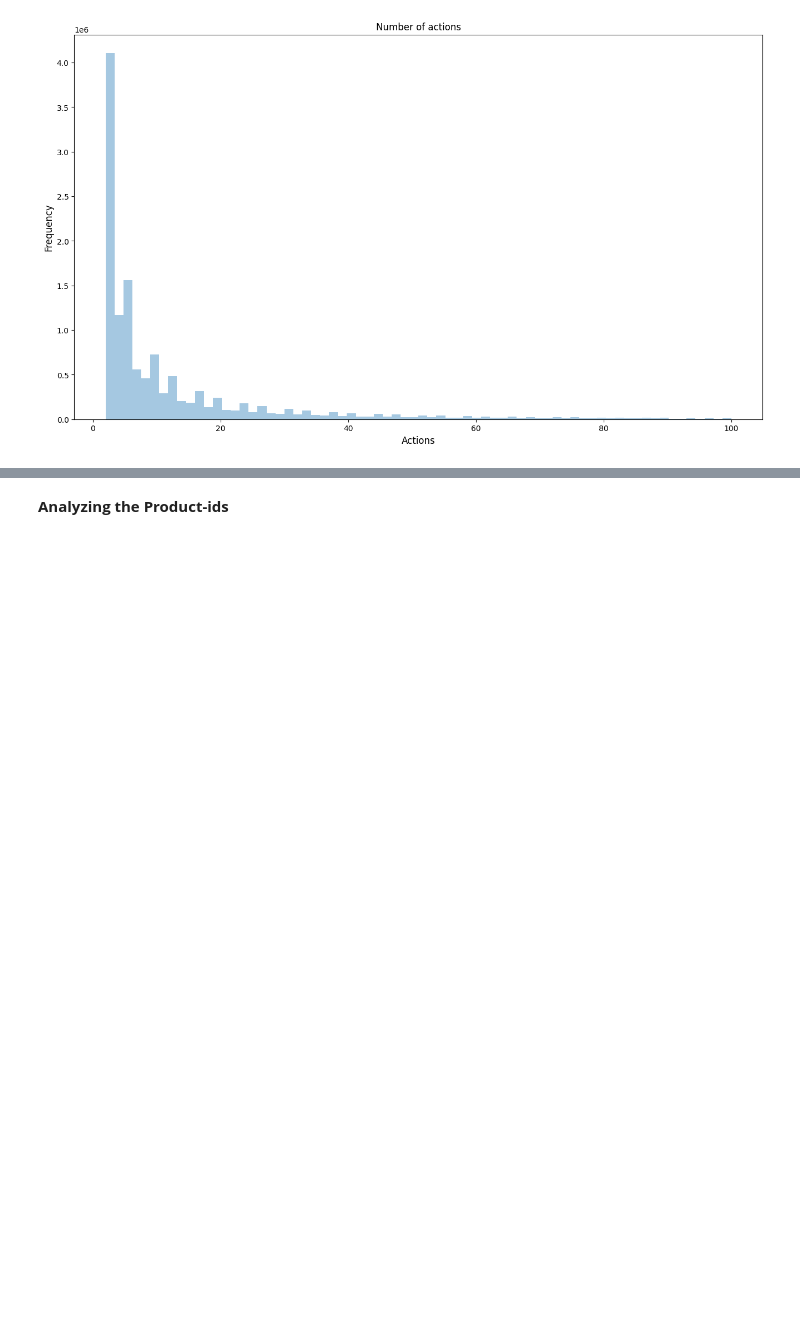
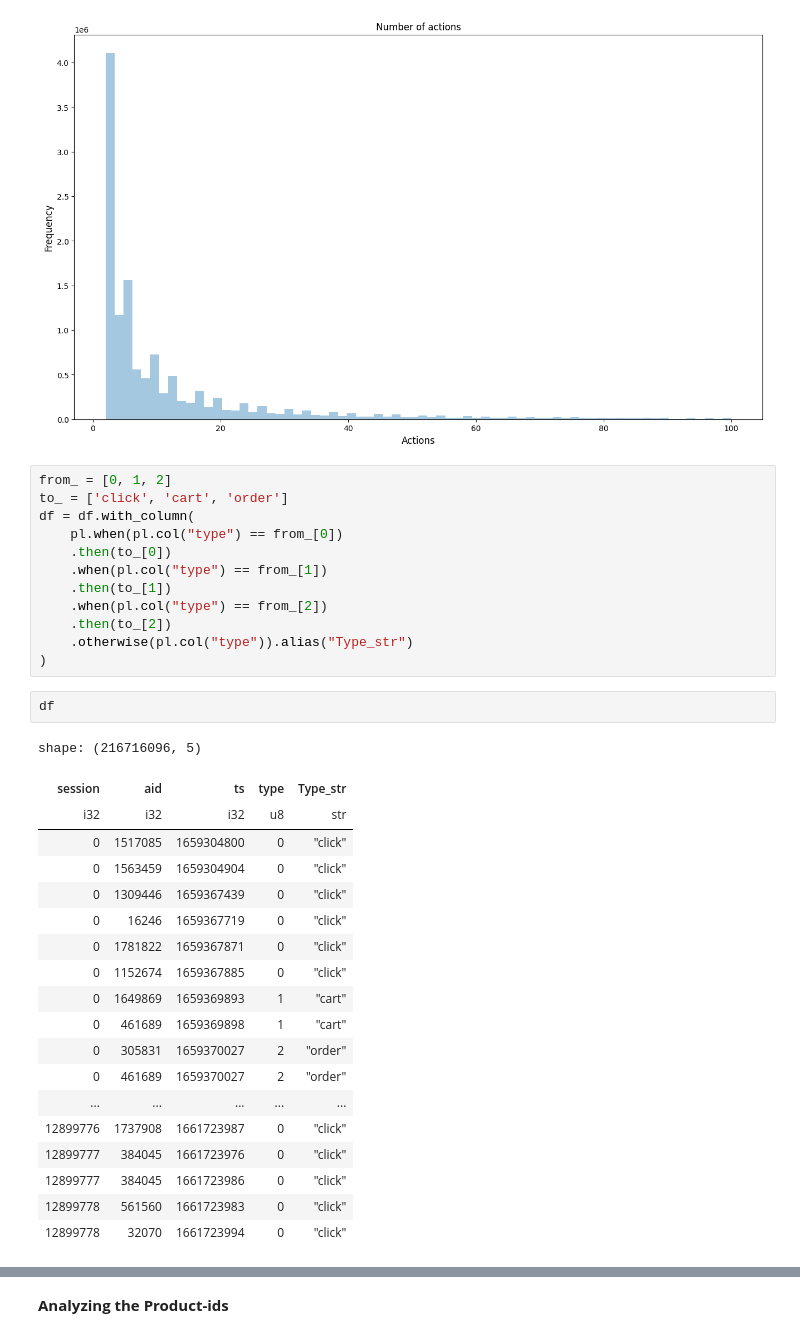
Before and after one commit to ReebalSami/Capstone-OTTO-Multi-Objective-Recommender-System, a Jupyter notebook: notebooks/EDA_1_parquet_read.ipynb, the cells around one changed output, grey strips where cells are left out. Saved outputs shown, nothing was run; the diff lists cells and outputs as text; blank space fills up the shorter version.

```diff
--- a/notebooks/EDA_1_parquet_read.ipynb
+++ b/notebooks/EDA_1_parquet_read.ipynb
@@ -266,3 +297,37 @@ ax.set_xlabel('Actions', fontsize=12)
 plt.show()
 # %% [output]
 [figure]
+# %%
+from_ = [0, 1, 2]
+to_ = ['click', 'cart', 'order']
+df = df.with_column(
+    pl.when(pl.col("type") == from_[0])
+    .then(to_[0])
+    .when(pl.col("type") == from_[1])
+    .then(to_[1])
+    .when(pl.col("type") == from_[2])
+    .then(to_[2])
+    .otherwise(pl.col("type")).alias("Type_str")
+)
+# %%
+df
+# %% [output]
+shape: (216716096, 5)
+| session | aid | ts | type | Type_str |
+| i32 | i32 | i32 | u8 | str |
+| 0 | 1517085 | 1659304800 | 0 | "click" |
+| 0 | 1563459 | 1659304904 | 0 | "click" |
+| 0 | 1309446 | 1659367439 | 0 | "click" |
+| 0 | 16246 | 1659367719 | 0 | "click" |
+| 0 | 1781822 | 1659367871 | 0 | "click" |
+| 0 | 1152674 | 1659367885 | 0 | "click" |
+| 0 | 1649869 | 1659369893 | 1 | "cart" |
+| 0 | 461689 | 1659369898 | 1 | "cart" |
+| 0 | 305831 | 1659370027 | 2 | "order" |
+| 0 | 461689 | 1659370027 | 2 | "order" |
+| ... | ... | ... | ... | ... |
+| 12899776 | 1737908 | 1661723987 | 0 | "click" |
+| 12899777 | 384045 | 1661723976 | 0 | "click" |
+| 12899777 | 384045 | 1661723986 | 0 | "click" |
+| 12899778 | 561560 | 1661723983 | 0 | "click" |
+| 12899778 | 32070 | 1661723994 | 0 | "click" |
```
Also changed, not shown: parts of 13 cells of this notebook, 1 other file.
